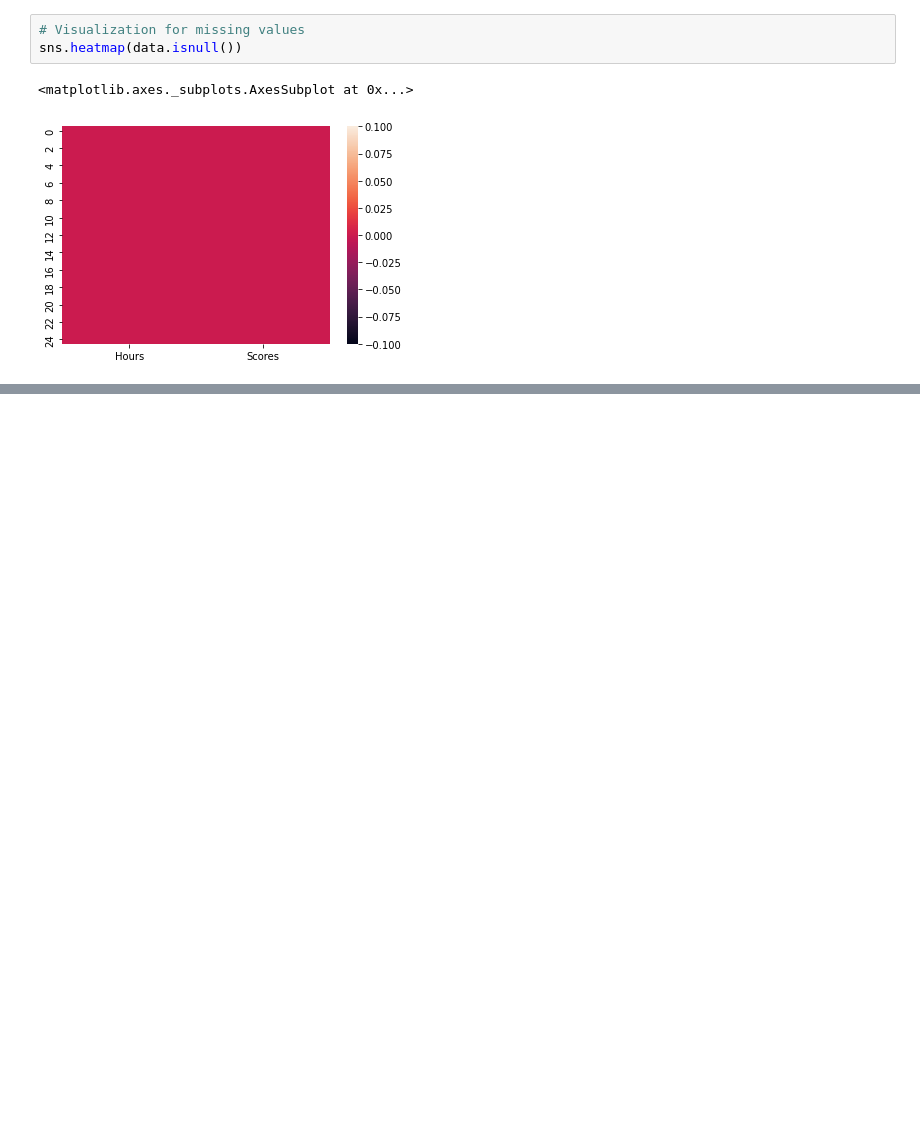
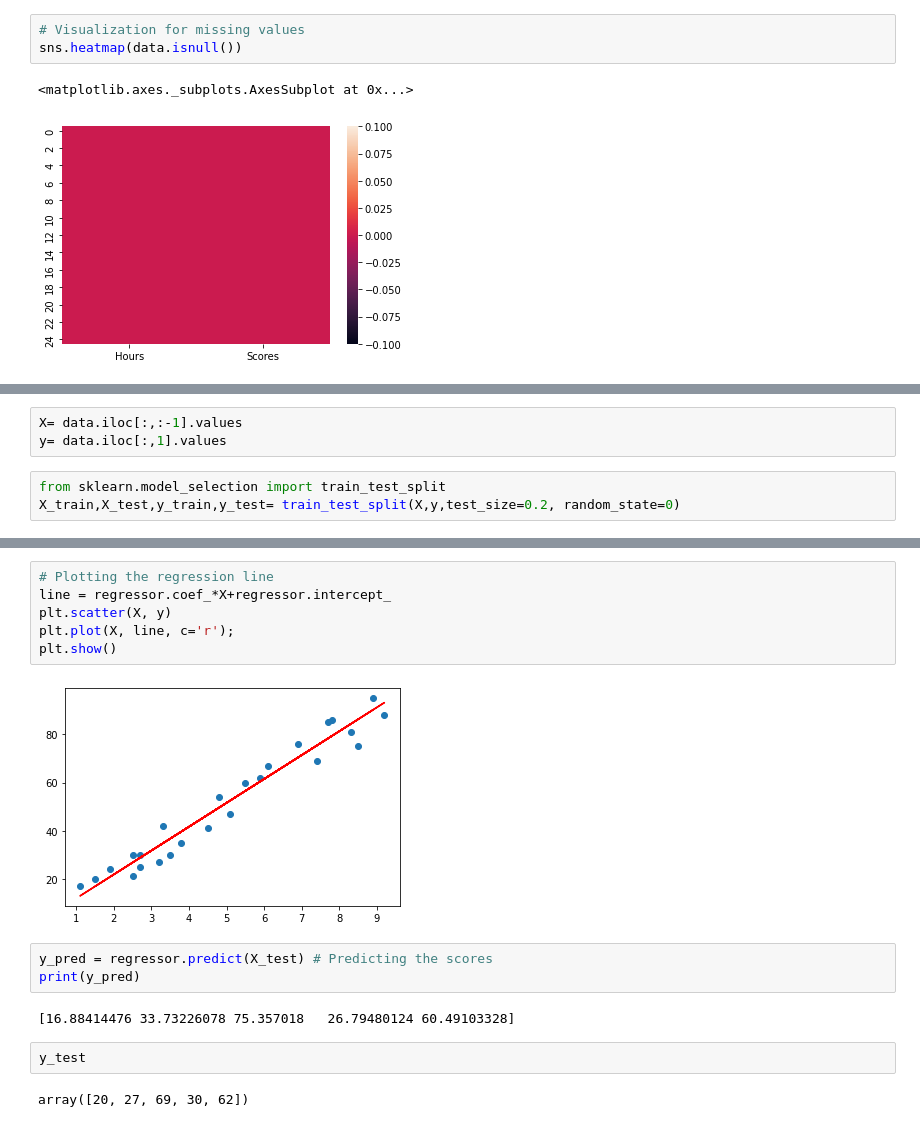
Before and after one commit to CodeWithSridhar/Score-Prediction-Using-Supervised-ML, a Jupyter notebook: Task1_Score_Prediction_Using_Supervised_ML.ipynb, the cells around one changed output, grey strips where cells are left out. Cells and saved outputs as stored; diff of their text form; blank space fills up the shorter version.

```diff
--- a/Task1_Score_Prediction_Using_Supervised_ML.ipynb
+++ b/Task1_Score_Prediction_Using_Supervised_ML.ipynb
@@ -76,0 +85,6 @@ sns.heatmap(data.isnull())
+# %%
+X= data.iloc[:,:-1].values
+y= data.iloc[:,1].values
+# %%
+from sklearn.model_selection import train_test_split
+X_train,X_test,y_train,y_test= train_test_split(X,y,test_size=0.2, random_state=0)
@@ -76,0 +105,17 @@ sns.heatmap(data.isnull())
+# %%
+# Plotting the regression line
+line = regressor.coef_*X+regressor.intercept_
+plt.scatter(X, y)
+plt.plot(X, line, c='r');
+plt.show()
+# %% [output]
+[figure, added]
+# %%
+y_pred = regressor.predict(X_test) # Predicting the scores
+print(y_pred)
+# %% [output]
+[16.88414476 33.73226078 75.357018   26.79480124 60.49103328]
+# %%
+y_test
+# %% [output]
+array([20, 27, 69, 30, 62])
```
Also changed, not shown: parts of 7 cells of this notebook.
